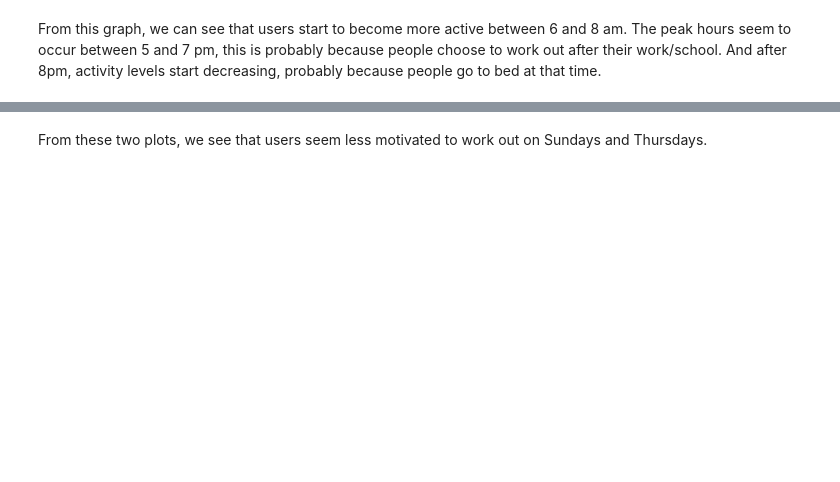
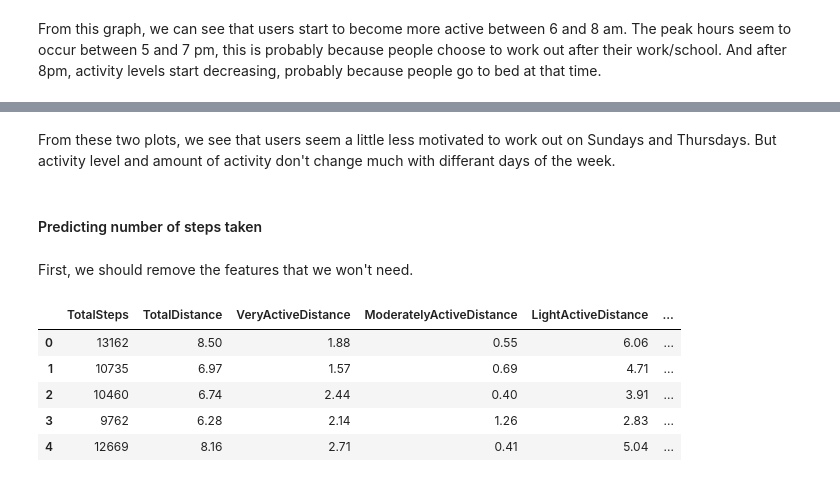
Before and after one commit to onderakacik/FitbitAnalysis, a Jupyter notebook: Final_Project.ipynb, the cells around one changed output, grey strips where cells are left out. Drawn from its saved outputs; the diff is of its cells as text; code cells hidden in the pictures; blank space fills up the shorter version.

```diff
--- a/Final_Project.ipynb
+++ b/Final_Project.ipynb
@@ -687,2 +637,17 @@ plt.show()
 # %% [markdown]
-From these two plots, we see that users seem less motivated to work out on Sundays and Thursdays.
+From these two plots, we see that users seem a little less motivated to work out on Sundays and Thursdays. But activity level and amount of activity don't change much with differant days of the week.
+# %% [markdown]
+#### Predicting number of steps taken
+# %% [markdown]
+First, we should remove the features that we won't need.
+# %%
+df = df.drop(columns = ['Id', 'ActivityDate', 'TrackerDistance', 'LoggedActivitiesDistance', 'IsWeekend', 'UsedAllDay'])
+
+df.head()
+# %% [output]
+|  | TotalSteps | TotalDistance | VeryActiveDistance | ModeratelyActiveDistance | LightActiveDistance | ... |
+| 0 | 13162 | 8.50 | 1.88 | 0.55 | 6.06 | ... |
+| 1 | 10735 | 6.97 | 1.57 | 0.69 | 4.71 | ... |
+| 2 | 10460 | 6.74 | 2.44 | 0.40 | 3.91 | ... |
+| 3 | 9762 | 6.28 | 2.14 | 1.26 | 2.83 | ... |
+| 4 | 12669 | 8.16 | 2.71 | 0.41 | 5.04 | ... |
```
Also changed, not shown: parts of 25 cells of this notebook.
